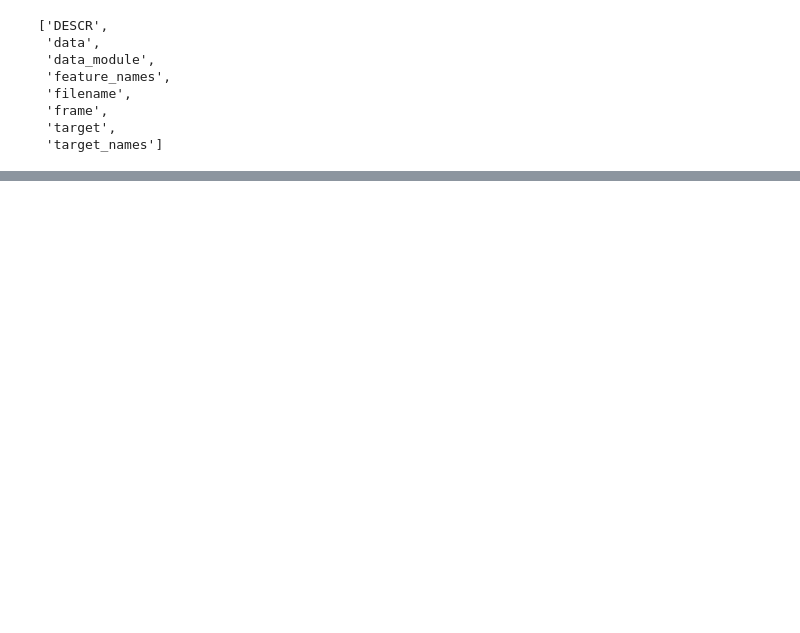
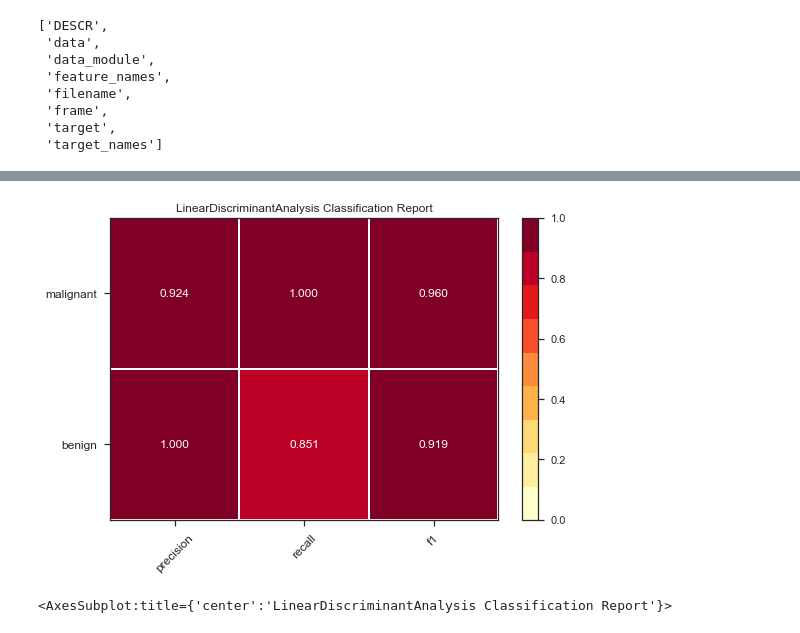
Before and after one commit to DavidDrumond/Python-portifolio, a Jupyter notebook: Breast_cancer/Breast_Cancer.ipynb, the cells around one changed output, grey strips where cells are left out. Saved outputs shown, nothing was run; the diff lists cells and outputs as text; code cells hidden in the pictures; blank space fills up the shorter version.

Commit message:
adding some analysis

```diff
--- a/Breast_cancer/Breast_Cancer.ipynb
+++ b/Breast_cancer/Breast_Cancer.ipynb
@@ -52,0 +100,11 @@ plt.title("Breaast cancer PCA ")
+# %%
+Xtrain, Xtest, Ytrain, Ytest = train_test_split(X, Y, test_size= 0.33)
+# %%
+lda = LinearDiscriminantAnalysis()
+display = ClassificationReport(lda, classes =list(set(Yn)), suport= True)
+display.fit(Xtrain, Ytrain)
+display.score(Xtest, Ytest)
+display.show()
+# %% [output]
+[figure, added]
+<AxesSubplot:title={'center':'LinearDiscriminantAnalysis Classification Report'}>
```
Also changed, not shown: parts of 13 cells of this notebook.
